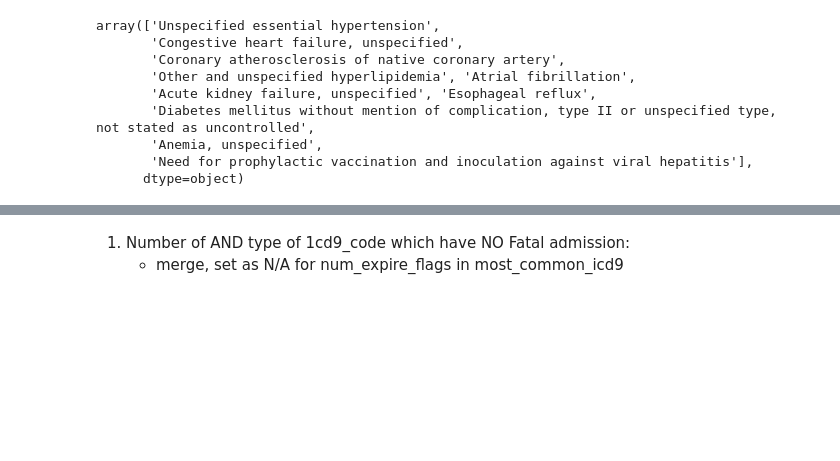
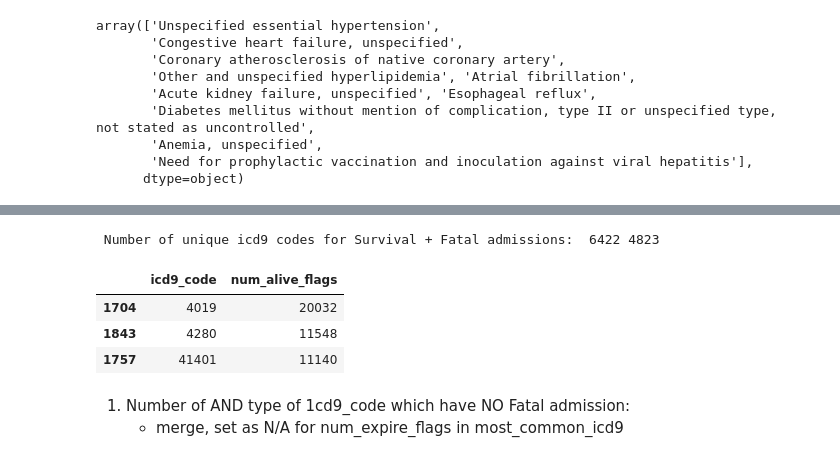
Before and after one commit to billiescodes/mortality_in_ICU, a Jupyter notebook: 01_ExploratoryAnalysis.ipynb, the cells around one changed output, grey strips where cells are left out. Drawn from its saved outputs; the diff is of its cells as text; code cells hidden in the pictures; blank space fills up the shorter version.

```diff
--- a/01_ExploratoryAnalysis.ipynb
+++ b/01_ExploratoryAnalysis.ipynb
@@ -895,9 +896,15 @@ array(['Unspecified essential hypertension',
 most_common_icd9.drop(['hadm_id', 'subject_id'], axis=1, inplace=True)
 # %%
 ### use pre-merged Fatal/Alive Data frames
-print( " Number of unique icd9 codes for Survival + Fatal admissions: ", len(new_alive), len(most_common_icd9))
-
+print( " Number of unique icd9 codes for Survival + Fatal admissions: ", len(new_alive),
+      len(most_common_icd9))
 new_alive[:3]
+# %% [output]
+ Number of unique icd9 codes for Survival + Fatal admissions:  6422 4823
+|  | icd9_code | num_alive_flags |
+| 1704 | 4019 | 20032 |
+| 1843 | 4280 | 11548 |
+| 1757 | 41401 | 11140 |
 # %%
 most_common_icd9[:2]
 # %% [markdown]
```
Also changed, not shown: parts of 29 cells of this notebook.
